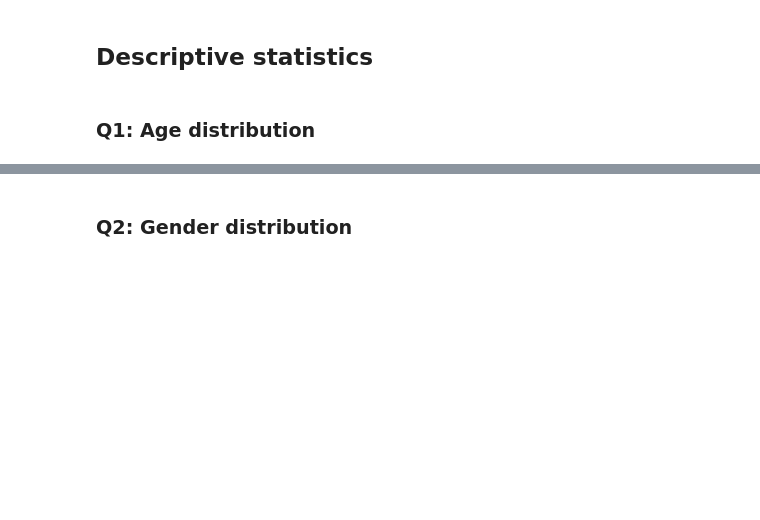
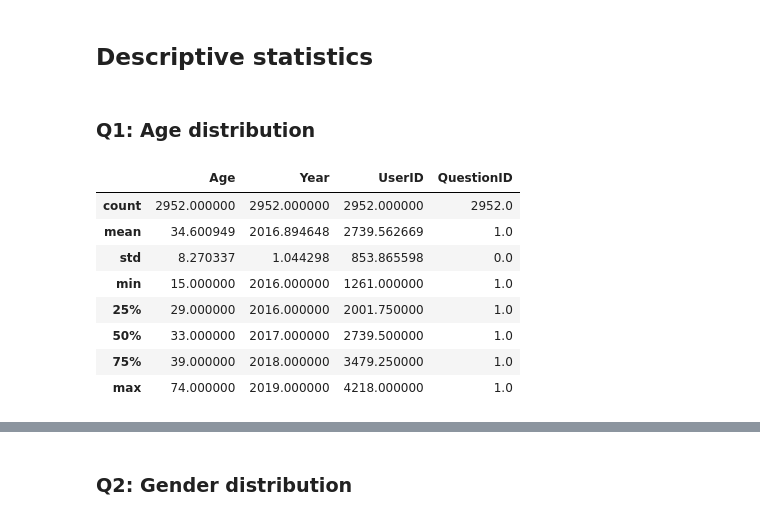
Before and after one commit to Selorikas/mental-health, a Jupyter notebook: mental-health.ipynb, the cells around one changed output, grey strips where cells are left out. Cells and saved outputs as stored; diff of their text form; code cells hidden in the pictures; blank space fills up the shorter version.

```diff
--- a/mental-health.ipynb
+++ b/mental-health.ipynb
@@ -104,0 +111,12 @@ q118.rename(columns={'AnswerText': 'Remote_work'}, inplace = True)
+# %%
+q1.describe()
+# %% [output]
+|  | Age | Year | UserID | QuestionID |
+| count | 2952.000000 | 2952.000000 | 2952.000000 | 2952.0 |
+| mean | 34.600949 | 2016.894648 | 2739.562669 | 1.0 |
+| std | 8.270337 | 1.044298 | 853.865598 | 0.0 |
+| min | 15.000000 | 2016.000000 | 1261.000000 | 1.0 |
+| 25% | 29.000000 | 2016.000000 | 2001.750000 | 1.0 |
+| 50% | 33.000000 | 2017.000000 | 2739.500000 | 1.0 |
+| 75% | 39.000000 | 2018.000000 | 3479.250000 | 1.0 |
+| max | 74.000000 | 2019.000000 | 4218.000000 | 1.0 |
```
Also changed, not shown: parts of 9 cells of this notebook.
